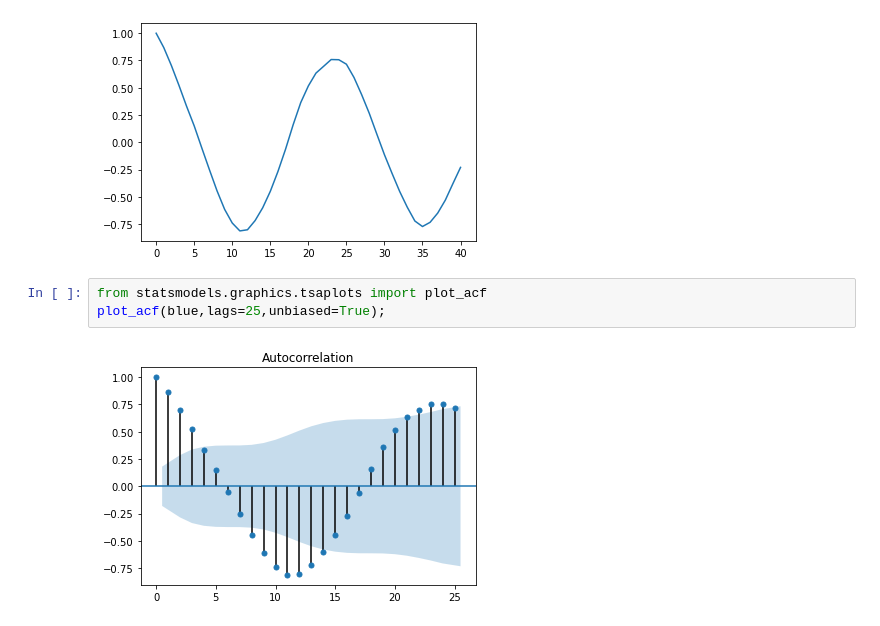
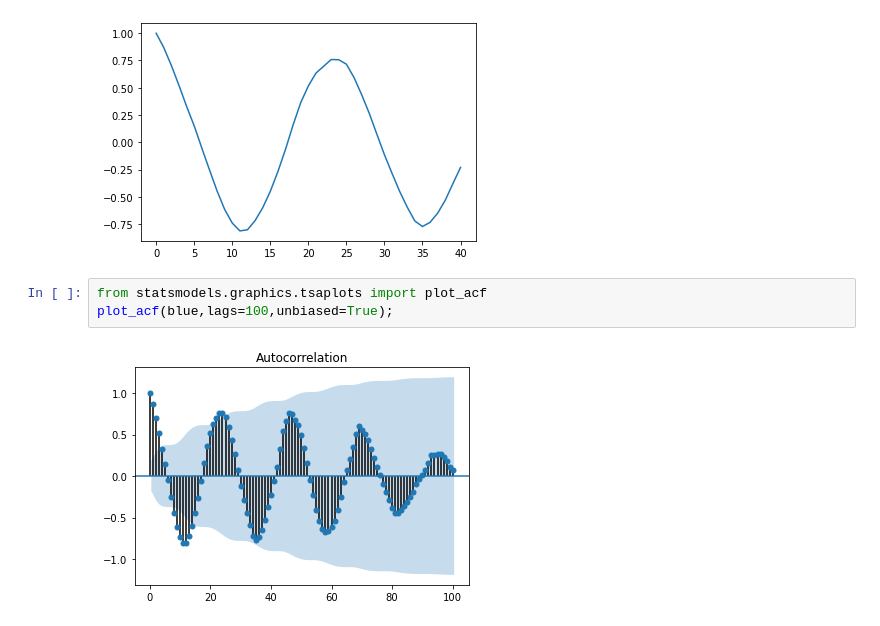
Before and after one commit to matozqui/Berries_Pricing, a Jupyter notebook: Spain/ES_Prices_Exploration.ipynb, the cells around one changed output. Saved outputs shown, nothing was run; the diff lists cells and outputs as text.

```diff
--- a/Spain/ES_Prices_Exploration.ipynb
+++ b/Spain/ES_Prices_Exploration.ipynb
@@ -86,6 +86,6 @@ plt.plot(acf(blue,unbiased=True))
 [figure]
 # %%
 from statsmodels.graphics.tsaplots import plot_acf
-plot_acf(blue,lags=25,unbiased=True);
+plot_acf(blue,lags=100,unbiased=True);
 # %% [output]
-[figure, old version]
+[figure, new version]
```
Also changed, not shown: parts of 22 cells of this notebook, 11 other files.
